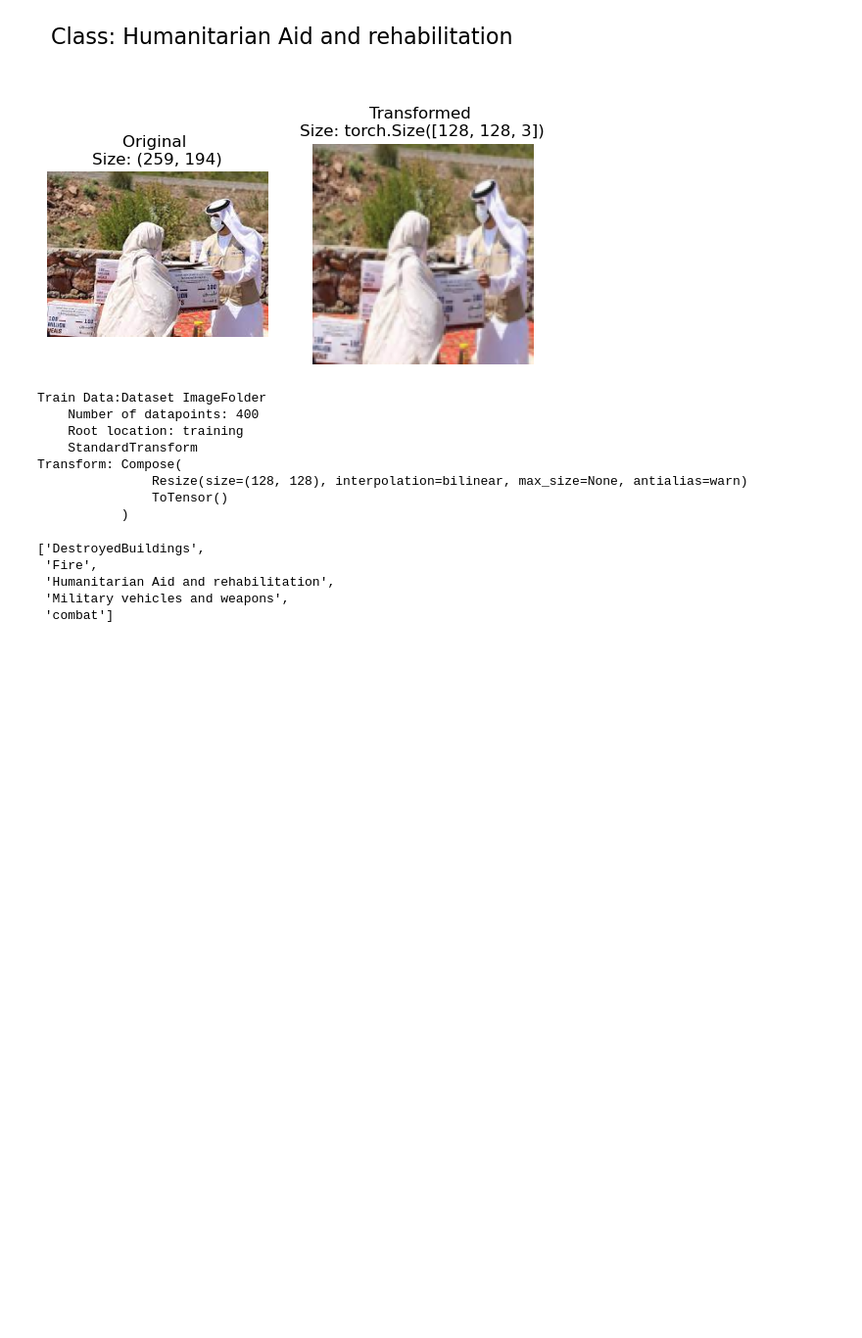
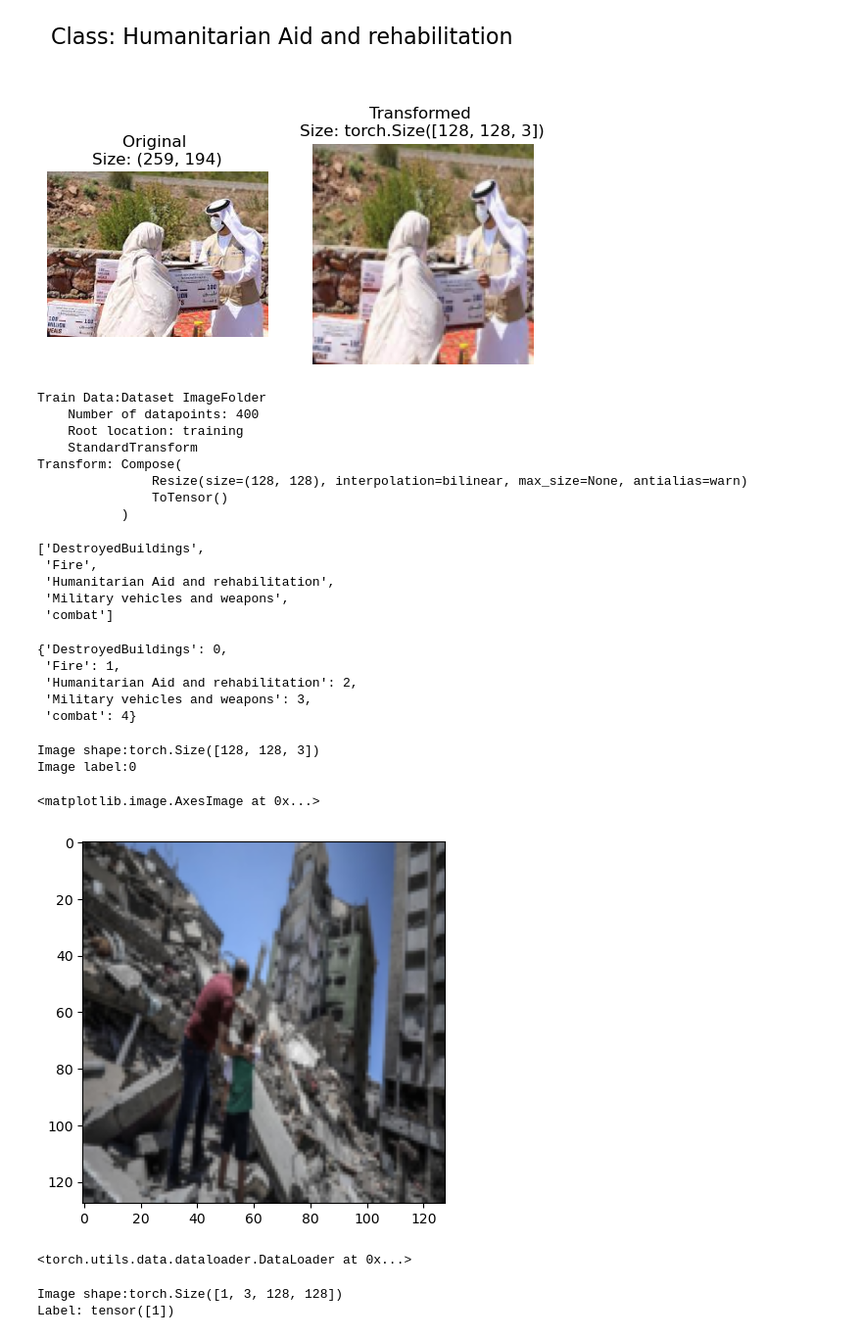
Before and after one commit to SaiVikrantG/eyrc23_GG_1298, a Jupyter notebook: Task_2B/data_prep.ipynb, the cells around one changed output. Shown at 98% size. Saved outputs shown, nothing was run; the diff lists cells and outputs as text; code cells hidden in the pictures; blank space fills up the shorter version.

Commit message:
Adding changes to data_prep.

```diff
--- a/Task_2B/data_prep.ipynb
+++ b/Task_2B/data_prep.ipynb
@@ -112,3 +112,37 @@ train_data.classes
  'Humanitarian Aid and rehabilitation',
  'Military vehicles and weapons',
  'combat']
+# %%
+class_dict = train_data.class_to_idx
+class_dict
+# %% [output]
+{'DestroyedBuildings': 0,
+ 'Fire': 1,
+ 'Humanitarian Aid and rehabilitation': 2,
+ 'Military vehicles and weapons': 3,
+ 'combat': 4}
+# %%
+image,label = train_data[1][0],train_data[1][1]
+image = image.permute(1, 2, 0)
+print(f"Image shape:{image.shape}")
+print(f"Image label:{label}")
+plt.imshow(image)
+# %% [output]
+Image shape:torch.Size([128, 128, 3])
+Image label:0
+<matplotlib.image.AxesImage at 0x...>
+[figure, added]
+# %%
+from torch.utils.data import DataLoader
+train_dataloader = DataLoader(dataset=train_data,batch_size=1,shuffle=True)
+train_dataloader
+# %% [output]
+<torch.utils.data.dataloader.DataLoader at 0x...>
+# %%
+imag,label = next(iter(train_dataloader))
+
+print(f"Image shape:{imag.shape}")
+print(f"Label: {label}")
+# %% [output]
+Image shape:torch.Size([1, 3, 128, 128])
+Label: tensor([1])
```
